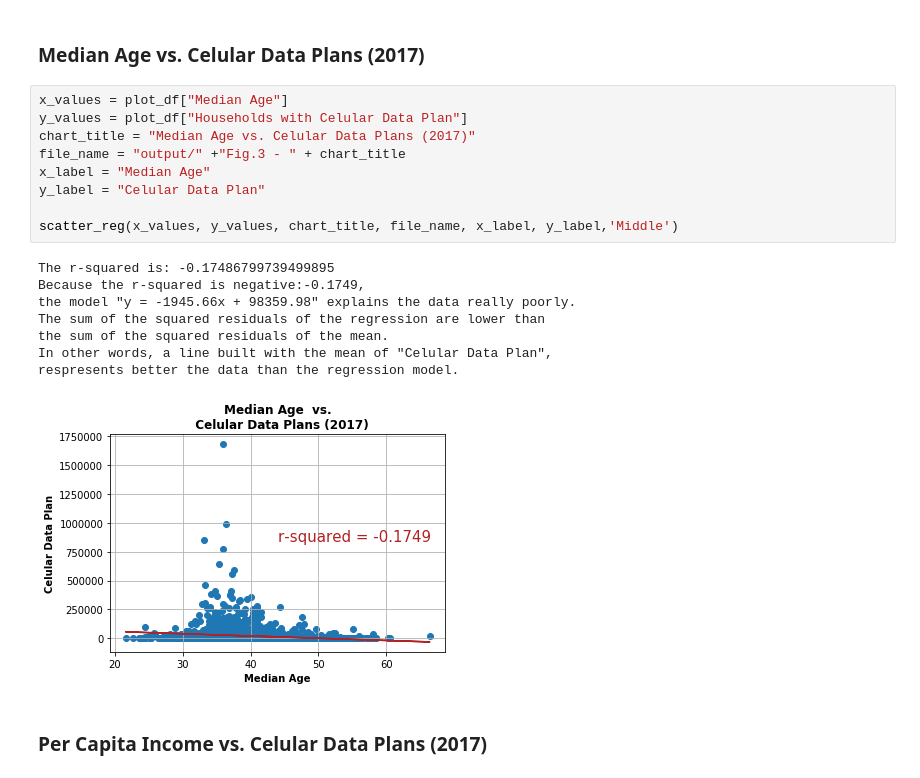
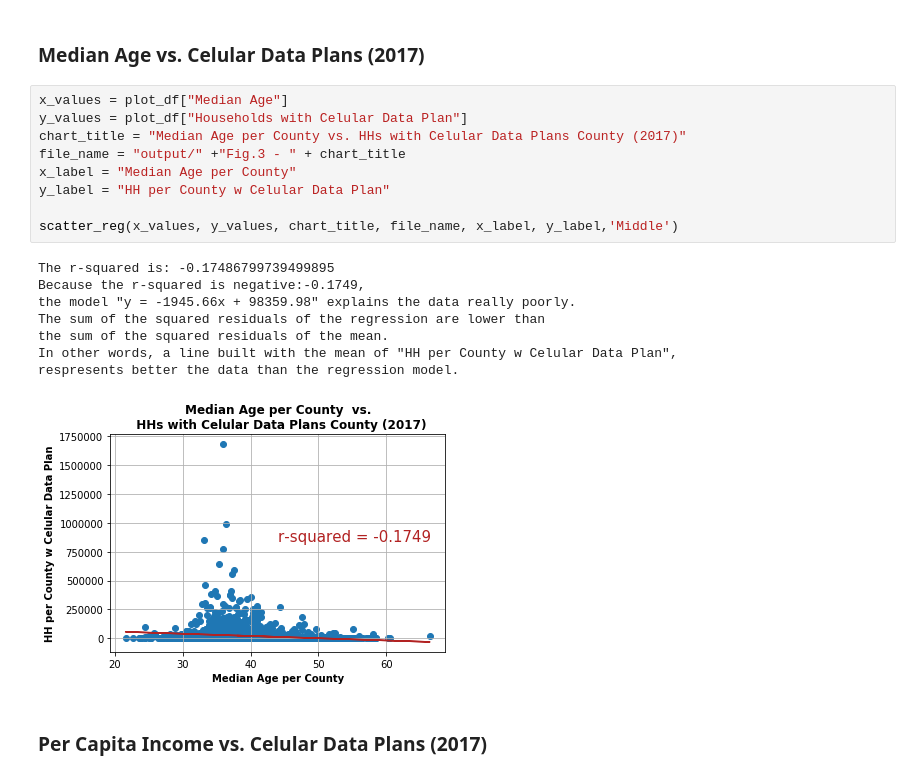
Before and after one commit to Emi-Babu/5G-Network-Analysis, a Jupyter notebook: scatter_regression_census/scatter_plots.ipynb, the cells around one changed output. Saved outputs shown, nothing was run; the diff lists cells and outputs as text.

```diff
--- a/scatter_regression_census/scatter_plots.ipynb
+++ b/scatter_regression_census/scatter_plots.ipynb
@@ -192,21 +193,21 @@ are explained by variations in "Population".
 # %%
 x_values = plot_df["Median Age"]
 y_values = plot_df["Households with Celular Data Plan"]
-chart_title = "Median Age vs. Celular Data Plans (2017)"
+chart_title = "Median Age per County vs. HHs with Celular Data Plans County (2017)"
 file_name = "output/" +"Fig.3 - " + chart_title
-x_label = "Median Age"
-y_label = "Celular Data Plan"
+x_label = "Median Age per County"
+y_label = "HH per County w Celular Data Plan"
 
 scatter_reg(x_values, y_values, chart_title, file_name, x_label, y_label,'Middle')
 # %% [output]
 The r-squared is: -0.17486799739499895
 Because the r-squared is negative:-0.1749,
 the model "y = -1945.66x + 98359.98" explains the data really poorly.
 The sum of the squared residuals of the regression are lower than
 the sum of the squared residuals of the mean.
-In other words, a line built with the mean of "Celular Data Plan",
+In other words, a line built with the mean of "HH per County w Celular Data Plan",
 respresents better the data than the regression model.
-[figure, old version]
+[figure, new version]
 # %% [markdown]
 ### Per Capita Income vs. Celular Data Plans (2017)
 # %%
```
Also changed, not shown: parts of 6 cells of this notebook, 13 other files.
